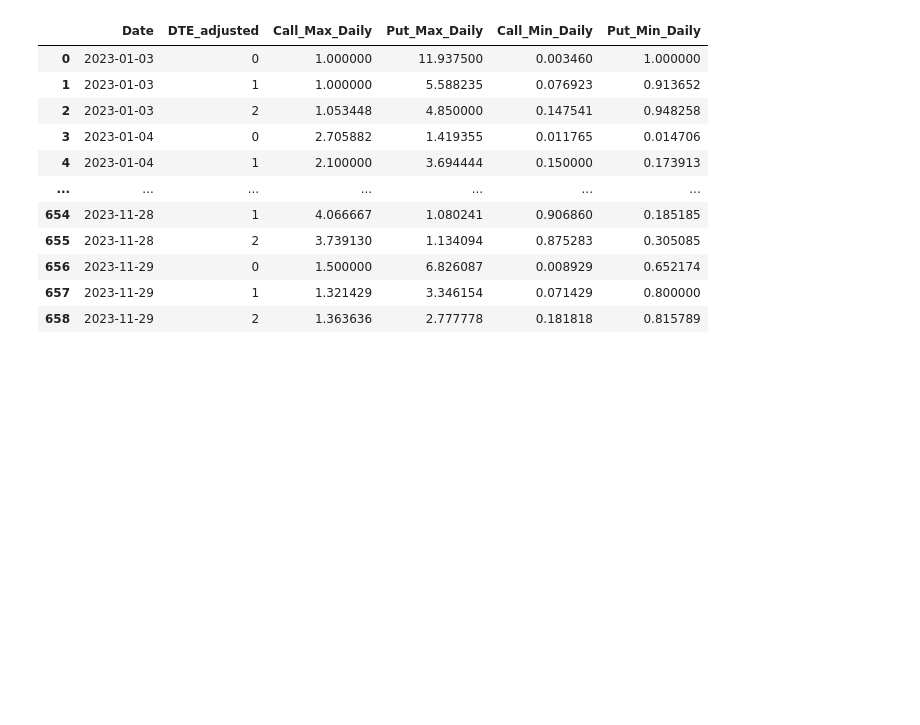
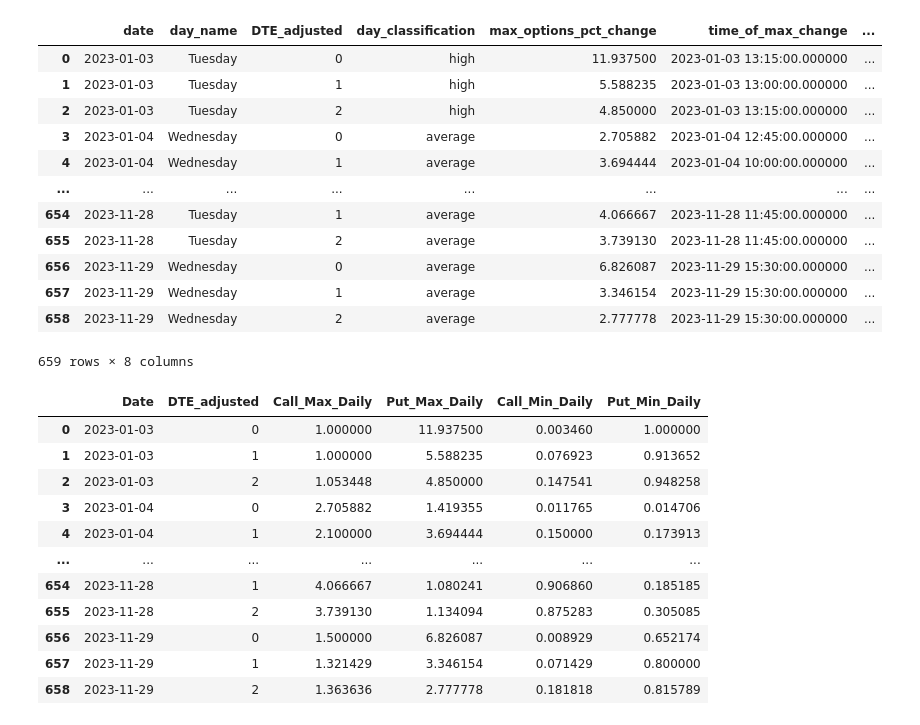
Before and after one commit to dkarris/0DTE, a Jupyter notebook: analysis_second_try.ipynb, the cells around one changed output. Cells and saved outputs as stored; diff of their text form; code cells hidden in the pictures; blank space fills up the shorter version.

```diff
--- a/analysis_second_try.ipynb
+++ b/analysis_second_try.ipynb
@@ -54,6 +54,22 @@ max_min_df = mysqldf("""
         MAX_TABLE.date = MIN_TABLE.date
         AND MAX_TABLE.DTE_adjusted = MIN_TABLE.DTE_adjusted
         """)
+# %%
+max_min_df
+# %% [output]
+|  | date | day_name | DTE_adjusted | day_classification | max_options_pct_change | time_of_max_change | ... |
+| 0 | 2023-01-03 | Tuesday | 0 | high | 11.937500 | 2023-01-03 13:15:00.000000 | ... |
+| 1 | 2023-01-03 | Tuesday | 1 | high | 5.588235 | 2023-01-03 13:00:00.000000 | ... |
+| 2 | 2023-01-03 | Tuesday | 2 | high | 4.850000 | 2023-01-03 13:15:00.000000 | ... |
+| 3 | 2023-01-04 | Wednesday | 0 | average | 2.705882 | 2023-01-04 12:45:00.000000 | ... |
+| 4 | 2023-01-04 | Wednesday | 1 | average | 3.694444 | 2023-01-04 10:00:00.000000 | ... |
+| ... | ... | ... | ... | ... | ... | ... | ... |
+| 654 | 2023-11-28 | Tuesday | 1 | average | 4.066667 | 2023-11-28 11:45:00.000000 | ... |
+| 655 | 2023-11-28 | Tuesday | 2 | average | 3.739130 | 2023-11-28 11:45:00.000000 | ... |
+| 656 | 2023-11-29 | Wednesday | 0 | average | 6.826087 | 2023-11-29 15:30:00.000000 | ... |
+| 657 | 2023-11-29 | Wednesday | 1 | average | 3.346154 | 2023-11-29 15:30:00.000000 | ... |
+| 658 | 2023-11-29 | Wednesday | 2 | average | 2.777778 | 2023-11-29 15:30:00.000000 | ... |
+659 rows × 8 columns
 # %%
 df_sql = mysqldf("""SELECT
   DATE(Time_Converted) AS 'Date',DTE_ADJUSTED,
```
Also changed, not shown: 7 other files.
